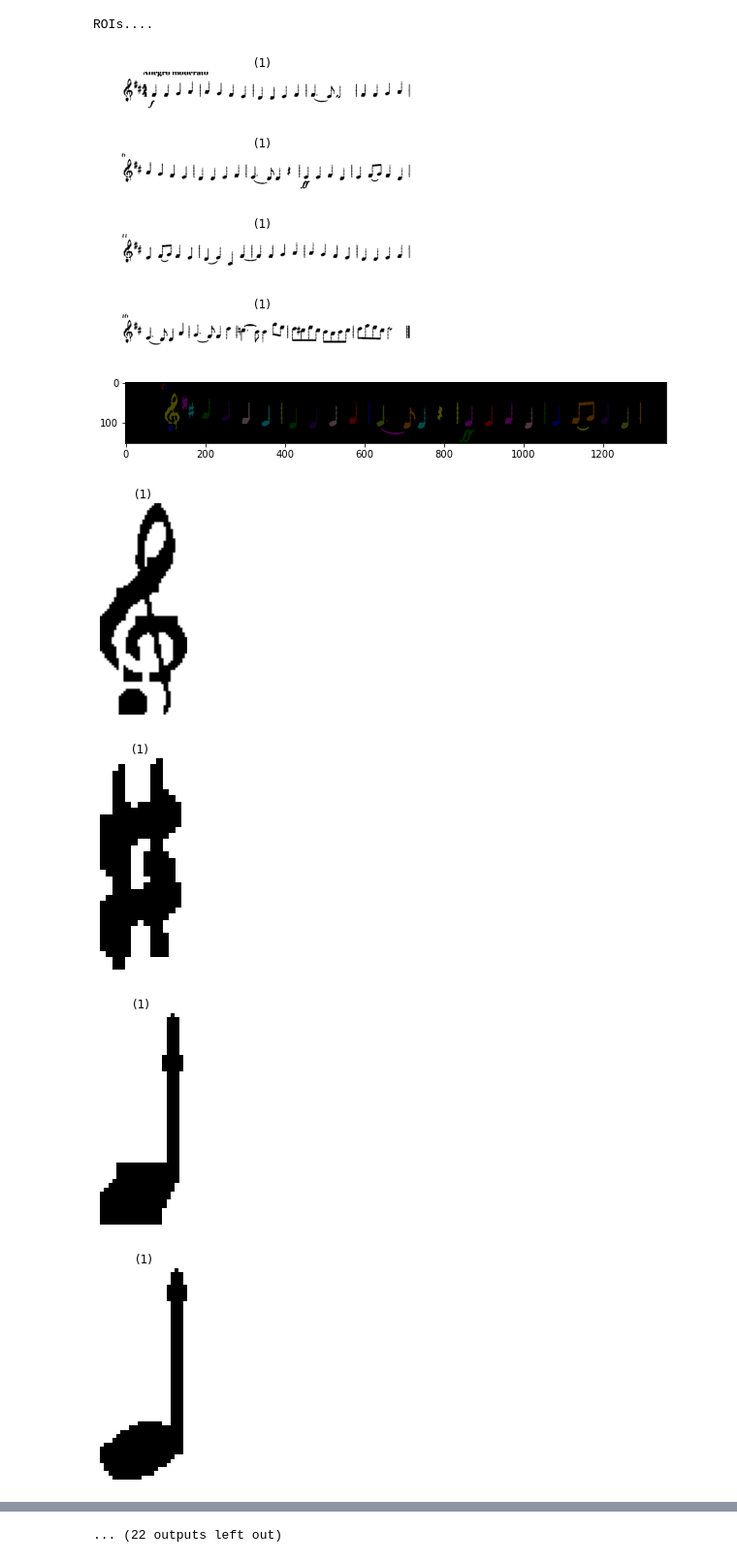
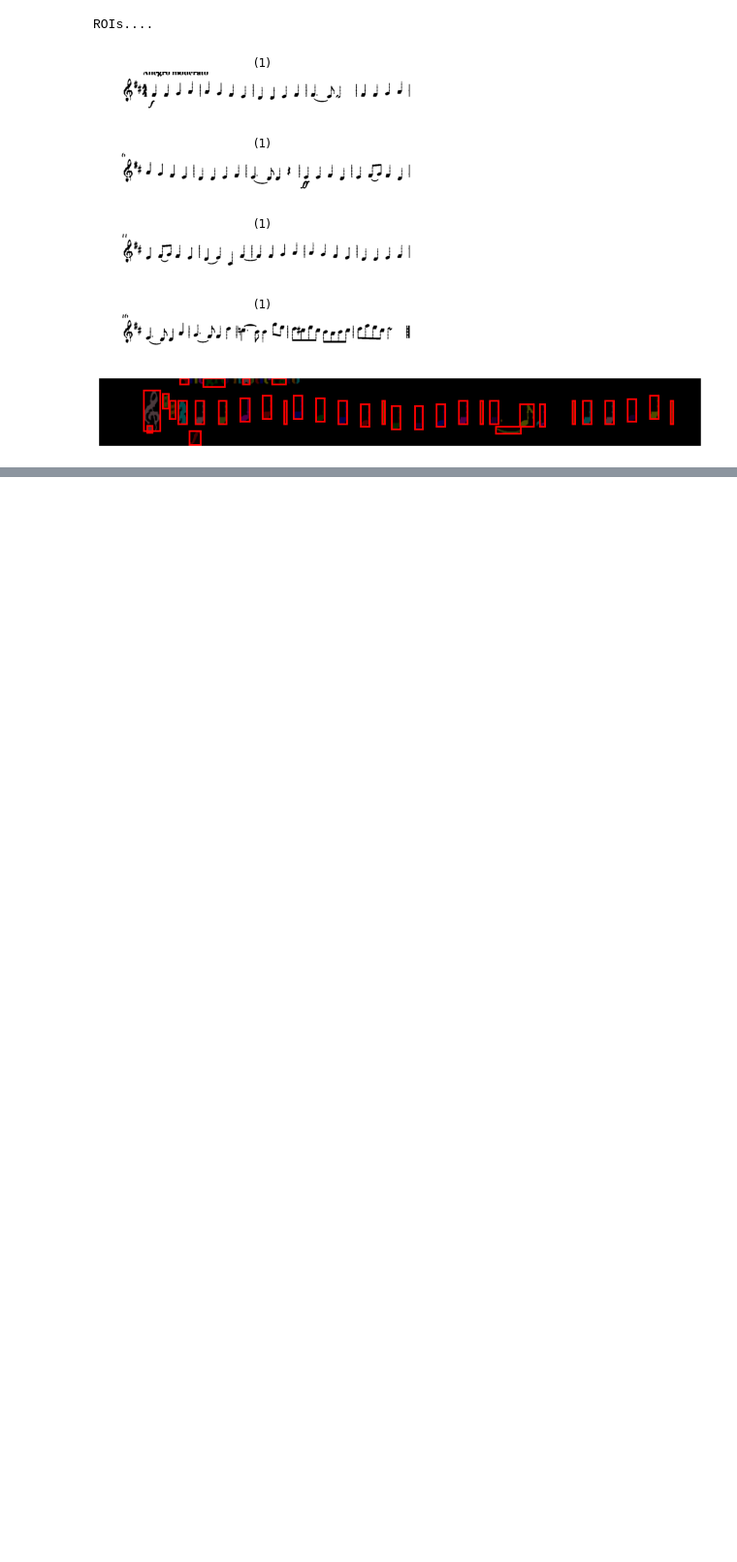
Before and after one commit to aashrafh/Mozart, a Jupyter notebook: omr3.ipynb, the cells around one changed output, grey strips where cells are left out. Shown at 97% size. Saved outputs shown, nothing was run; the diff lists cells and outputs as text; code cells hidden in the pictures; blank space fills up the shorter version.

```diff
--- a/omr3.ipynb
+++ b/omr3.ipynb
@@ -147,6 +147,7 @@ margin = max_staff_dist // 10
 # %%
 end_points = []
 regions_of_interest = []
+regions_with_staff = []
 img_with_bboxes = np.copy(gray)
 for index, (center, offset) in enumerate(box_centers):
     y0 = int(center) - max_margin - offset + margin
@@ -154,8 +155,9 @@ for index, (center, offset) in enumerate(box_centers):
     end_points.append((y0, y1))
 
     rr, cc = draw.rectangle(start = (y0, 0), end = (y1, img_with_bboxes.shape[1]), shape=img_with_bboxes.shape)
+    regions_with_staff.append(gray[y0:y1, 0:img_with_bboxes.shape[1]])
     staff_block = no_staff_img[y0:y1, 0:img_with_bboxes.shape[1]]
-    regions_of_interest.append(staff_block)
+    regions_of_interest.append(opening(staff_block, np.ones((thickness, thickness))))
     img_with_bboxes[rr, cc] = 0
 # %%
 show_images([gray, img_with_bboxes], ['Gray', 'Detected ROIs'])
@@ -208,28 +177,26 @@ def connected_components():
 from skimage.color import label2rgb
 import matplotlib.patches as mpatches
 # %%
-img = regions_of_interest[1]
+img = regions_of_interest[0]
+img_with_staff = regions_with_staff[0]
+primatives = []
 thresh = threshold_otsu(img)
 bw = closing(img <= thresh, square(3))
 label_img = label(bw)
 img_label_overlay = label2rgb(label_img, image=img, bg_label=0)
 fig, ax = plt.subplots(figsize=(10, 6))
 ax.imshow(img_label_overlay)
 for region in regionprops(label_img):
     # take regions with large enough areas
     if region.area >= 100:
         # draw rectangle around segmented coins
         minr, minc, maxr, maxc = region.bbox
-        show_images([img[minr:maxr, minc:maxc]])
+        primatives.append(img_with_staff[minr:maxr, minc:maxc])
         rect = mpatches.Rectangle((minc, minr), maxc - minc, maxr - minr,
                                   fill=False, edgecolor='red', linewidth=2)
         ax.add_patch(rect)
 ax.set_axis_off()
 plt.tight_layout()
 plt.show()
 # %% [output]
-[figure, old version]
+[figure, new version]
-[figure, removed]
-[figure, removed]
-[figure, removed]
-[figure, removed]
@@ -243 +202,0 @@ plt.show()
-... (22 outputs left out)
```
Also changed, not shown: parts of 10 cells of this notebook.
